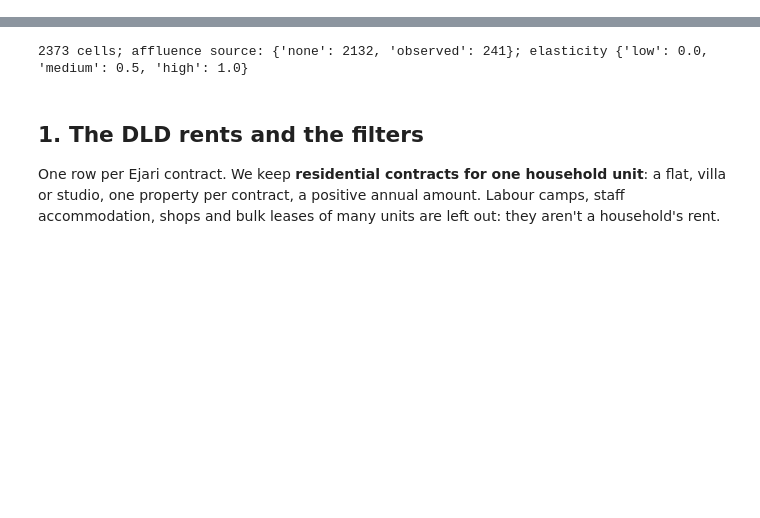
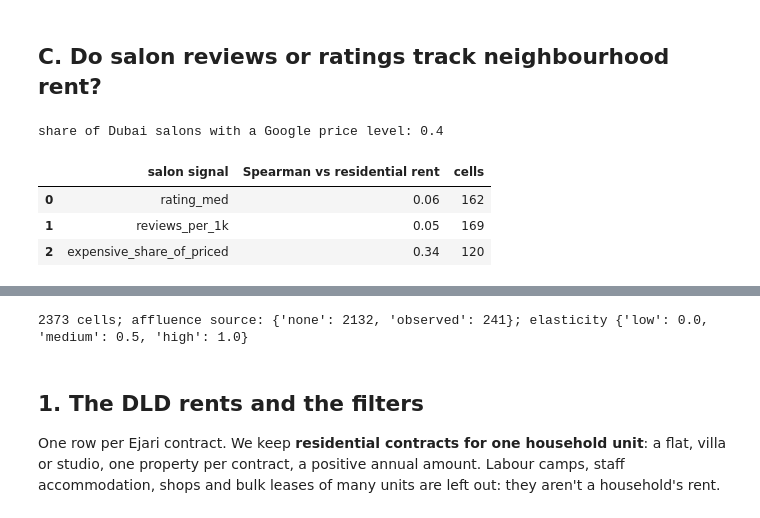
Before and after one commit to thenomadlad/2pz-ai-case-study, a Jupyter notebook: notebooks/features/affluence.ipynb, the cells around one changed output, grey strips where cells are left out. Drawn from its saved outputs; the diff is of its cells as text; code cells hidden in the pictures; blank space fills up the shorter version.

```diff
--- a/notebooks/affluence.ipynb
+++ b/notebooks/features/affluence.ipynb
@@ -23,0 +61,27 @@ Sources: `data/seed/v3/SOURCES.md`, "Affluence".
+# %% [markdown]
+## C. Do salon reviews or ratings track neighbourhood rent?
+# %%
+p = _prep(v3); cov = c.index.map(p["covered"]).fillna(False).astype(bool)
+s = v3.salons[v3.salons.excluded_reason == ""].copy()
+s["lat"], s["lng"] = s.lat.astype(float), s.lng.astype(float)
+def cell(lat, lng):
+    m = (c.south <= lat) & (lat < c.north) & (c.west <= lng) & (lng < c.east)
+    return c.index[m][0] if m.any() else None
+s["cell"] = [cell(a, b) for a, b in zip(s.lat, s.lng)]
+s["rating"] = pd.to_numeric(s.rating, errors="coerce")
+s["priced"], s["hi"] = s.price_level.ne(""), s.price_level.isin(["expensive", "very_expensive"])
+g = s.groupby("cell").agg(rating_med=("rating", "median"), reviews=("review_count", "sum"), n=("rating", "size"),
+                          priced=("priced", "sum"), hi=("hi", "sum"))
+d = c[cov & obs].join(g, how="inner")
+d["reviews_per_1k"] = d.reviews / (w[d.index] / 1000)
+d["expensive_share_of_priced"] = d.hi / d.priced.replace(0, np.nan)
+rows = [(k, round(d[[k, "rent_observed"]].dropna().corr(method="spearman").iloc[0, 1], 2), int(d[k].notna().sum()))
+        for k in ("rating_med", "reviews_per_1k", "expensive_share_of_priced")]
+print("share of Dubai salons with a Google price level:", round(s[s.cell.isin(d.index)].priced.mean(), 2))
+pd.DataFrame(rows, columns=["salon signal", "Spearman vs residential rent", "cells"])
+# %% [output]
+share of Dubai salons with a Google price level: 0.4
+|  | salon signal | Spearman vs residential rent | cells |
+| 0 | rating_med | 0.06 | 162 |
+| 1 | reviews_per_1k | 0.05 | 169 |
+| 2 | expensive_share_of_priced | 0.34 | 120 |
```
Also changed, not shown: parts of 12 cells of this notebook, 13 other files.
